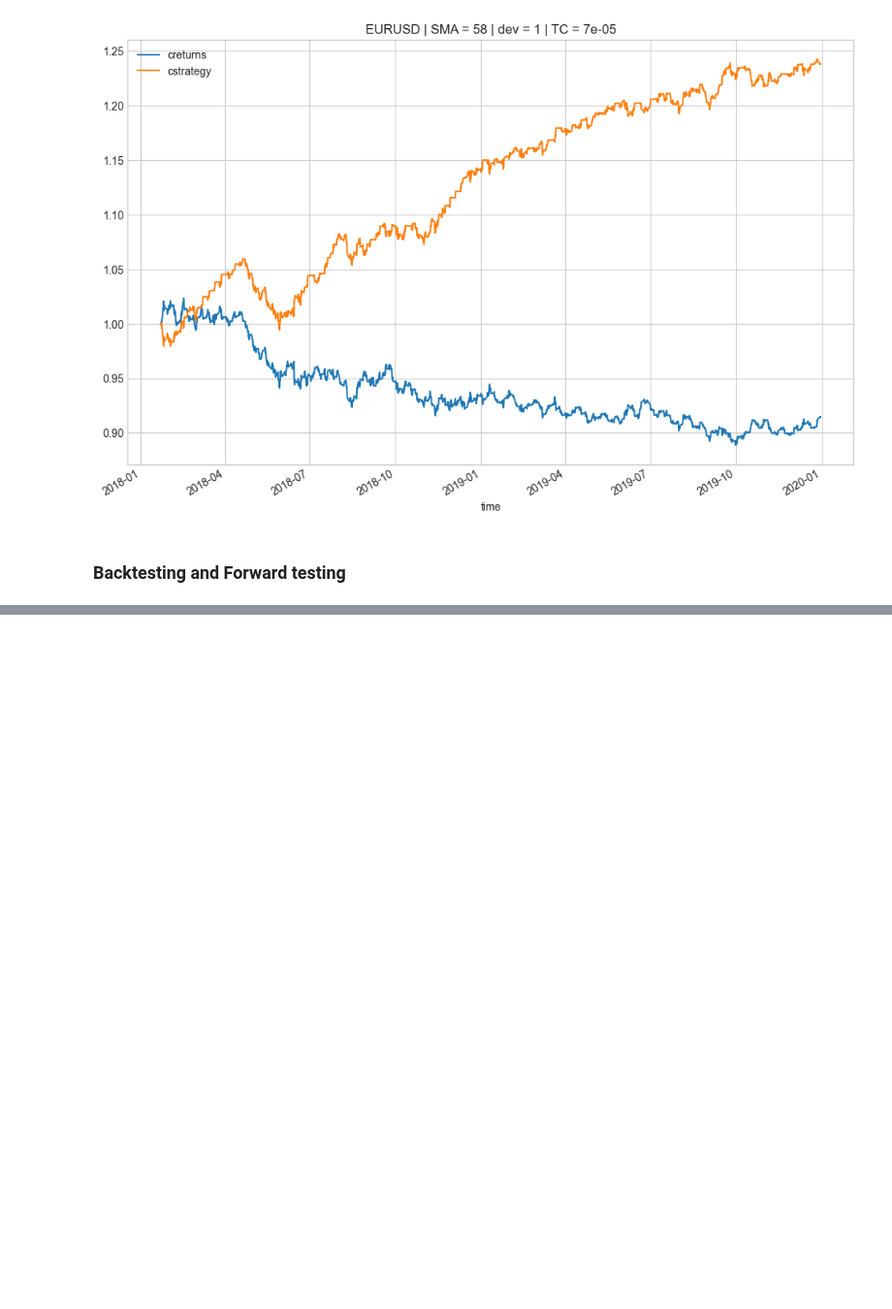
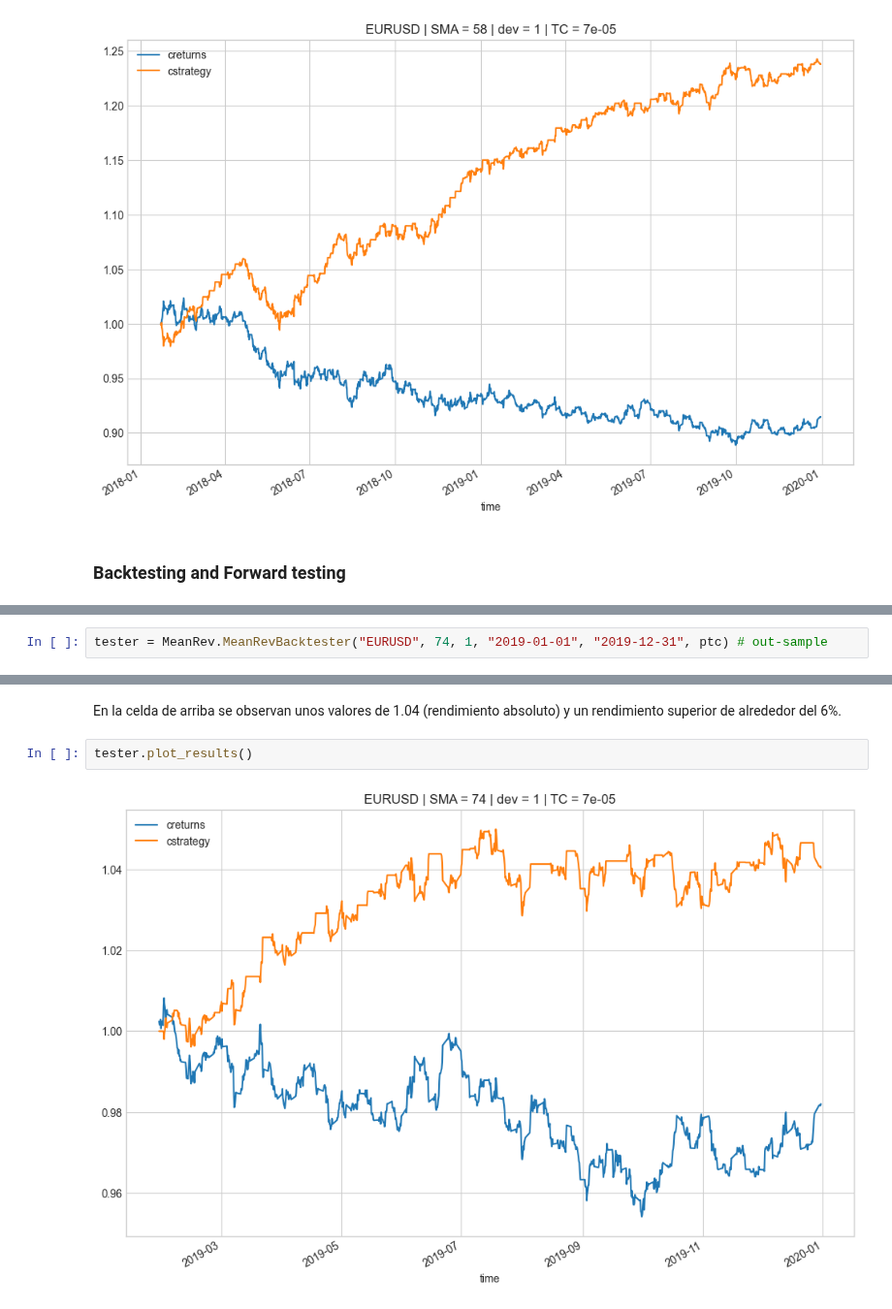
Before and after one commit to mario812/algo-trading-env, a Jupyter notebook: 3.3.7-oop_mean_rev_back.ipynb, the cells around one changed output, grey strips where cells are left out. Shown at 97% size. Saved outputs shown, nothing was run; the diff lists cells and outputs as text; blank space fills up the shorter version.

```diff
--- a/3.3.7-oop_mean_rev_back.ipynb
+++ b/3.3.7-oop_mean_rev_back.ipynb
@@ -89,0 +112,2 @@ tester.plot_results()
+# %%
+tester = MeanRev.MeanRevBacktester("EURUSD", 74, 1, "2019-01-01", "2019-12-31", ptc) # out-sample
@@ -89,0 +118,6 @@ tester.plot_results()
+# %% [markdown]
+En la celda de arriba se observan unos valores de 1.04 (rendimiento absoluto) y un rendimiento superior de alrededor del 6%.
+# %%
+tester.plot_results()
+# %% [output]
+[figure, added]
```
Also changed, not shown: parts of 10 cells of this notebook.
